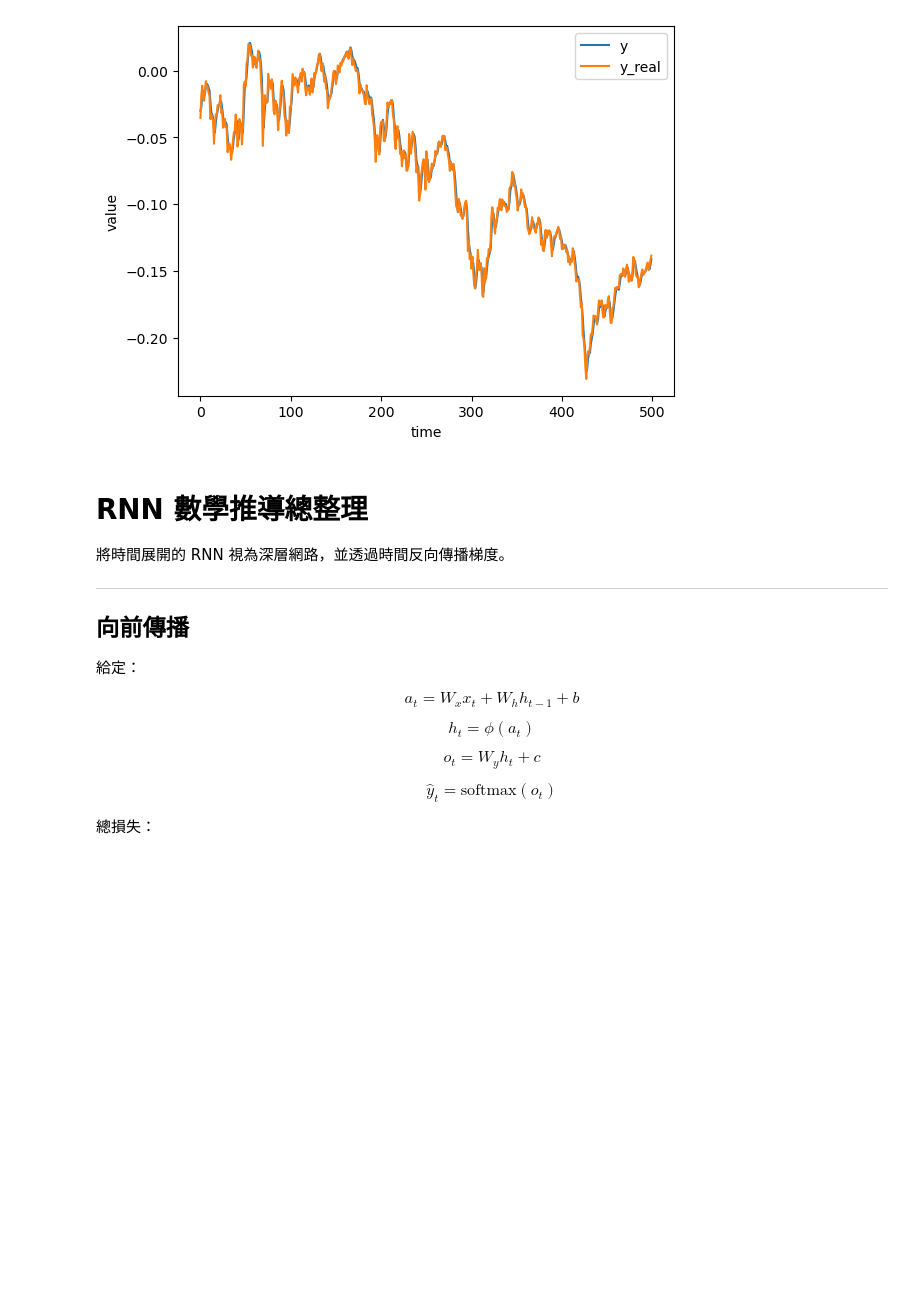
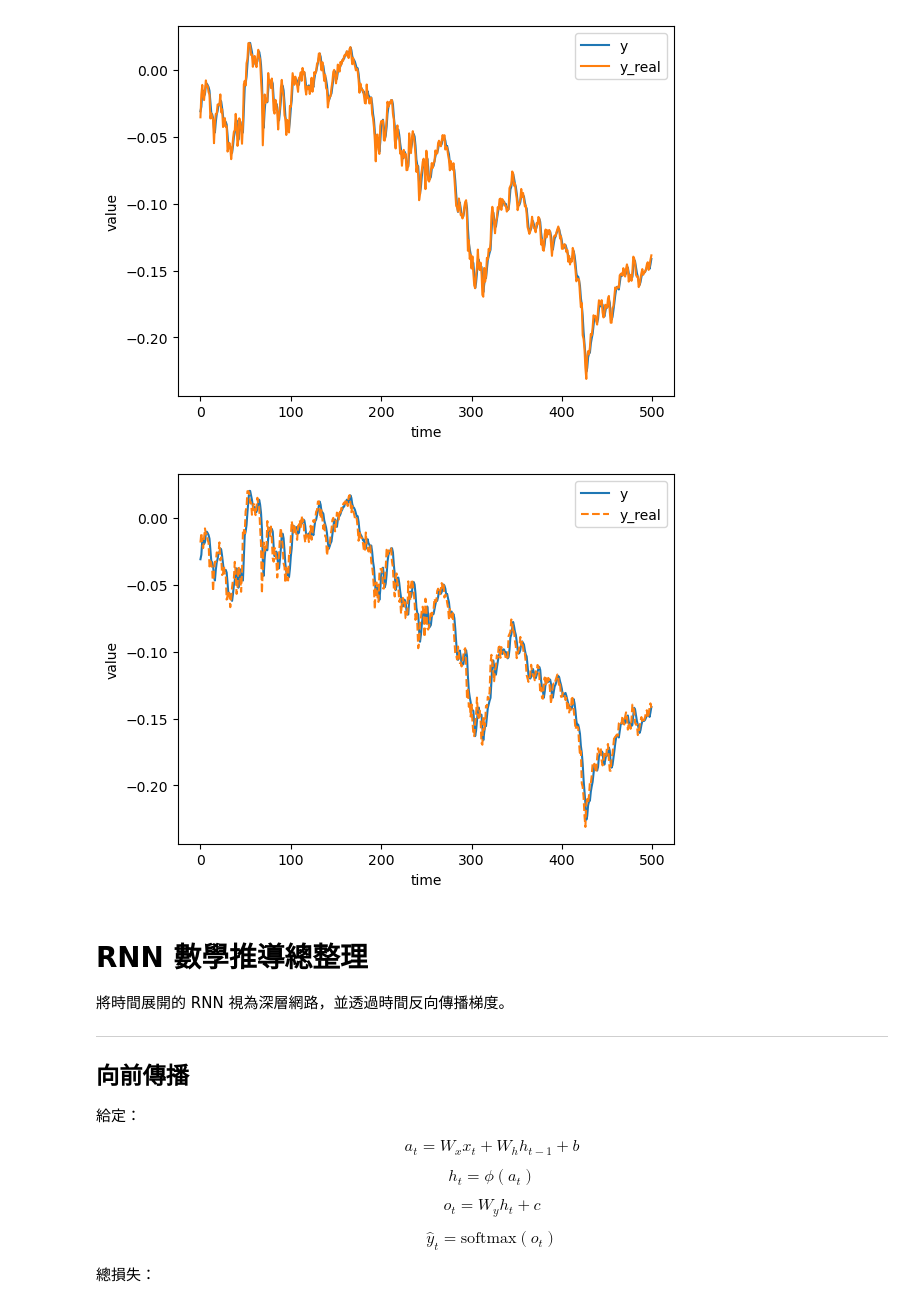
Before and after one commit to billy1125/Machine-Learning, a Jupyter notebook: RNN.ipynb, the cells around one changed output. Drawn from its saved outputs; the diff is of its cells as text; code cells hidden in the pictures; blank space fills up the shorter version.

```diff
--- a/RNN.ipynb
+++ b/RNN.ipynb
@@ -1717,6 +1787,40 @@ plt.legend(["y", "y_real"])
 plt.show()
 # %% [output]
 [figure]
+# %%
+# 重新初始化 hidden state，batch_size = 1
+H = rnn_hidden_state_init(1, hidden_dim)
+
+# 設定起始位置
+start = 3
+data = stock_data[start:, :]
+
+ys = []
+
+# 逐步餵「真值」進模型（Teacher Forcing）
+for i in range(len(data) - 1):
+    # 取當下時間點的真實資料作為輸入
+    x = data[i, :].copy()
+    x = x.reshape(1, -1)
+
+    # forward step
+    f, H = rnn_forward_step(params, x, H)
+
+    # 存預測值（預測的是下一個時間點）
+    ys.append(f[0, 0])
+
+# 畫預測結果
+plt.plot(ys[:500])
+
+# 畫對應的真實值（往後對齊一格）
+plt.plot(data[1:501, -2], linestyle="--")
+
+plt.xlabel("time")
+plt.ylabel("value")
+plt.legend(["y", "y_real"])
+plt.show()
+# %% [output]
+[figure, added]
 # %% [markdown]
 # RNN 數學推導總整理
 
```
Also changed, not shown: parts of 19 cells of this notebook.
